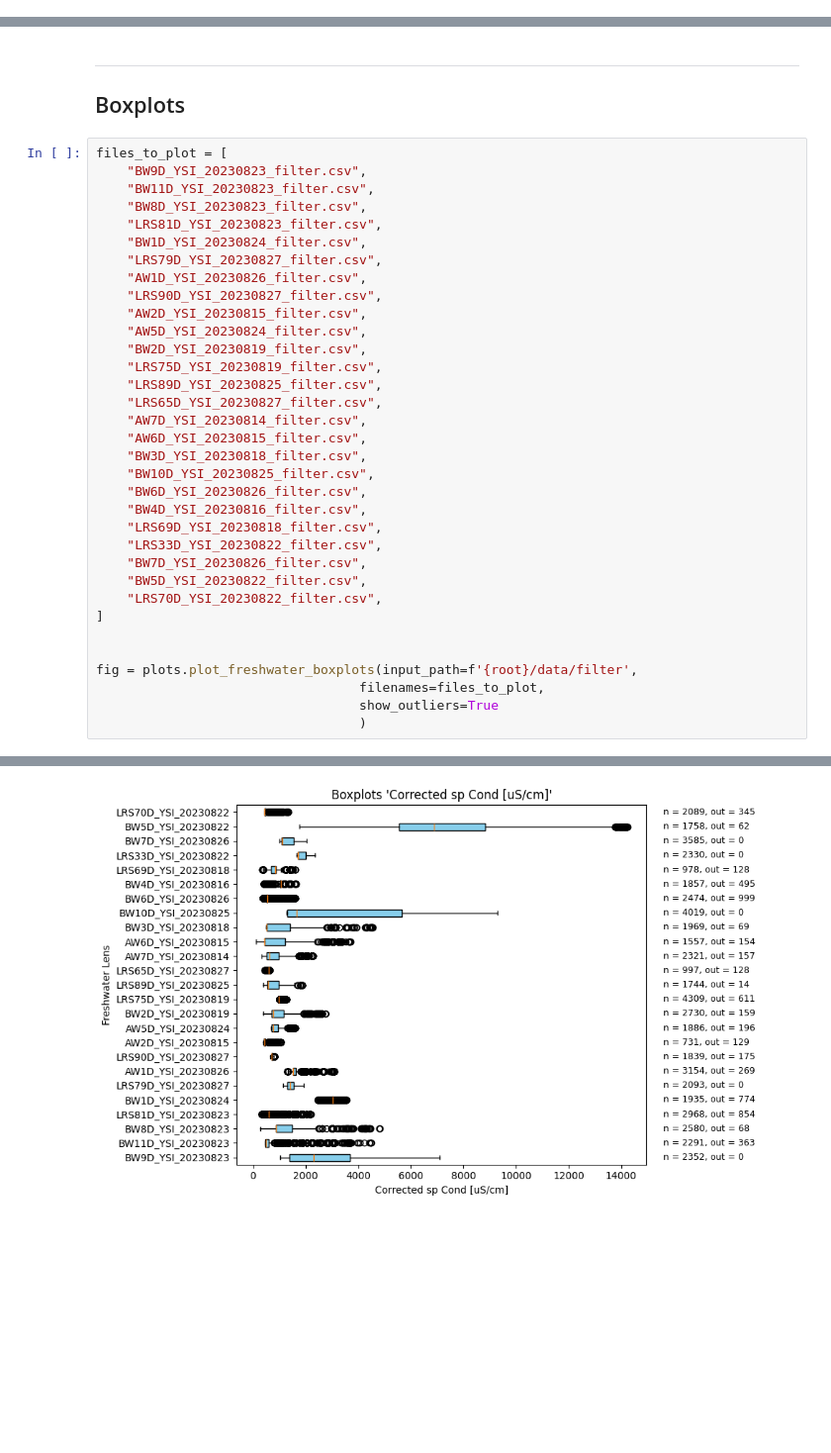
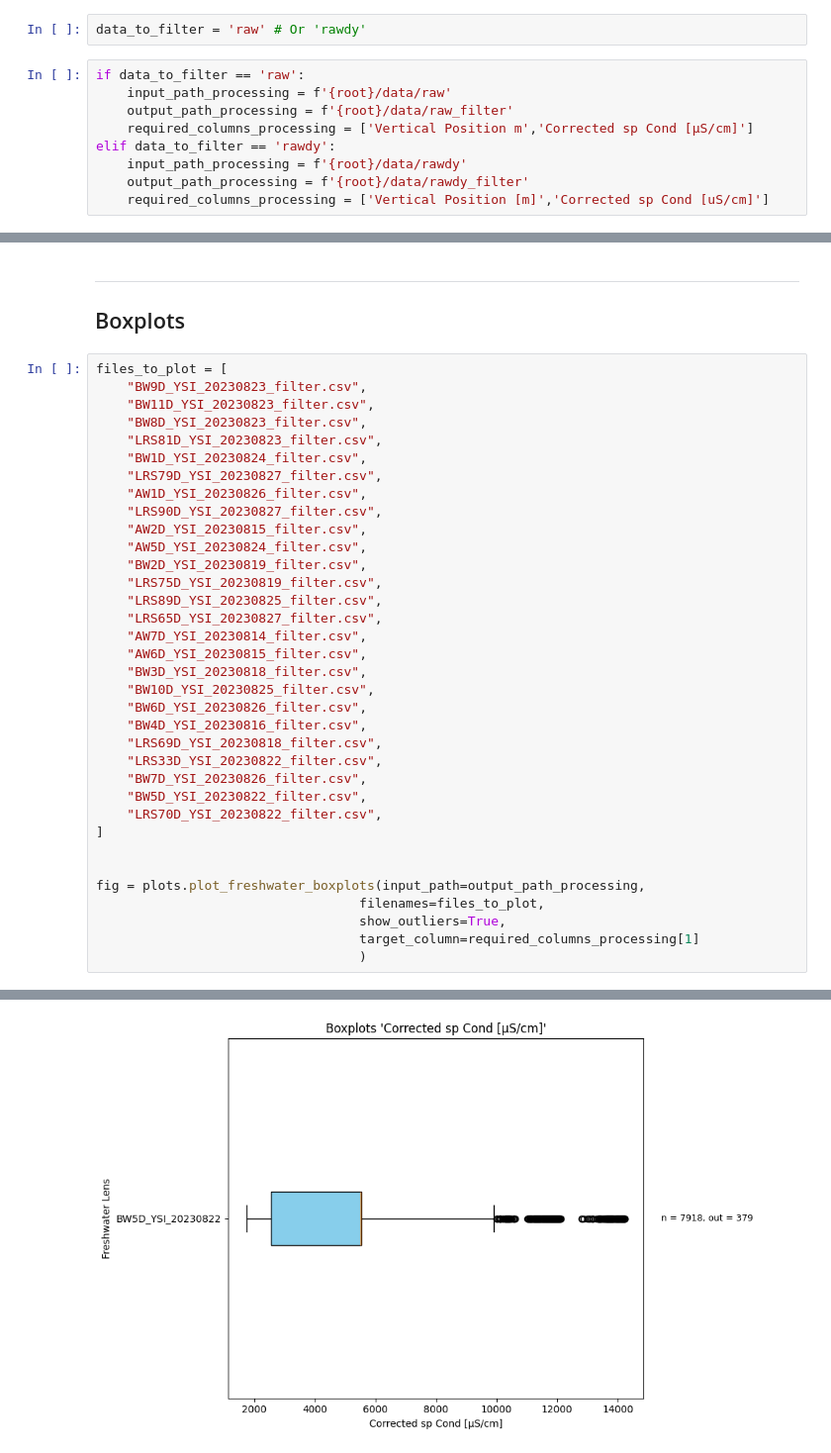
Before and after one commit to androsresearch/freshwater_lens, a Jupyter notebook: notebooks/filter_statistics.ipynb, the cells around one changed output, grey strips where cells are left out. Shown: that part at 99% size. Cells and saved outputs as stored; diff of their text form; blank space fills up the shorter version.

Commit message:
Modifiacion de filter_statistics para poder procesar la carpeta raw

```diff
--- a/notebooks/filter_statistics.ipynb
+++ b/notebooks/filter_statistics.ipynb
@@ -23,3 +30,14 @@ from modules import processing, load, plots, analysis
+# %%
+data_to_filter = 'raw' # Or 'rawdy'
+# %%
+if data_to_filter == 'raw':
+    input_path_processing = f'{root}/data/raw'
+    output_path_processing = f'{root}/data/raw_filter'
+    required_columns_processing = ['Vertical Position m','Corrected sp Cond [µS/cm]']
+elif data_to_filter == 'rawdy':
+    input_path_processing = f'{root}/data/rawdy'
+    output_path_processing = f'{root}/data/rawdy_filter'
+    required_columns_processing = ['Vertical Position [m]','Corrected sp Cond [uS/cm]']
 # %% [markdown]
 ---
 
@@ -144,8 +179,9 @@ files_to_plot = [
 ]
 
 
-fig = plots.plot_freshwater_boxplots(input_path=f'{root}/data/filter',
+fig = plots.plot_freshwater_boxplots(input_path=output_path_processing,
                                   filenames=files_to_plot,
-                                  show_outliers=True
+                                  show_outliers=True,
+                                  target_column=required_columns_processing[1]
                                   )
 # %% [output]
@@ -152 +205 @@ fig = plots.plot_freshwater_boxplots(input_path=f'{root}/data/filter',
-[figure, old version]
+[figure, new version]
```
Also changed, not shown: parts of 8 cells of this notebook, 5 other files.
